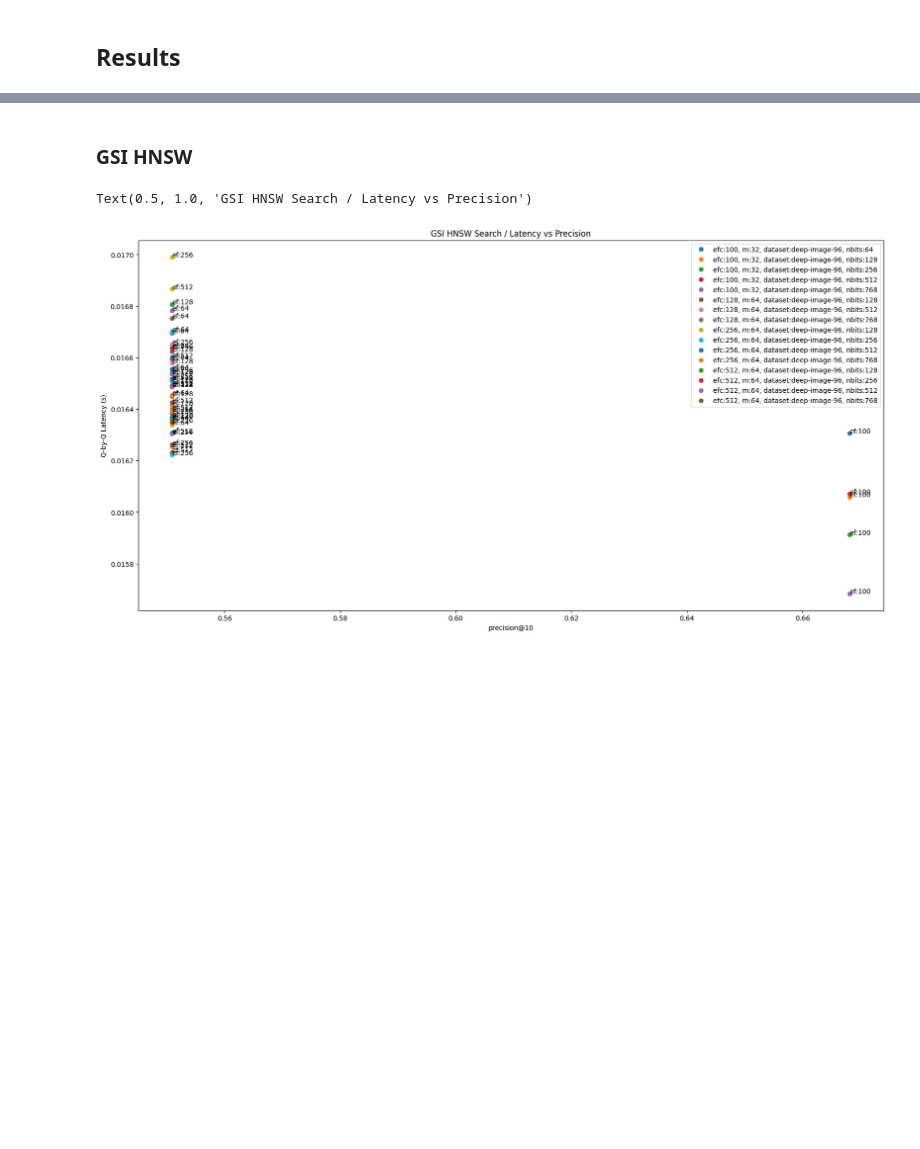
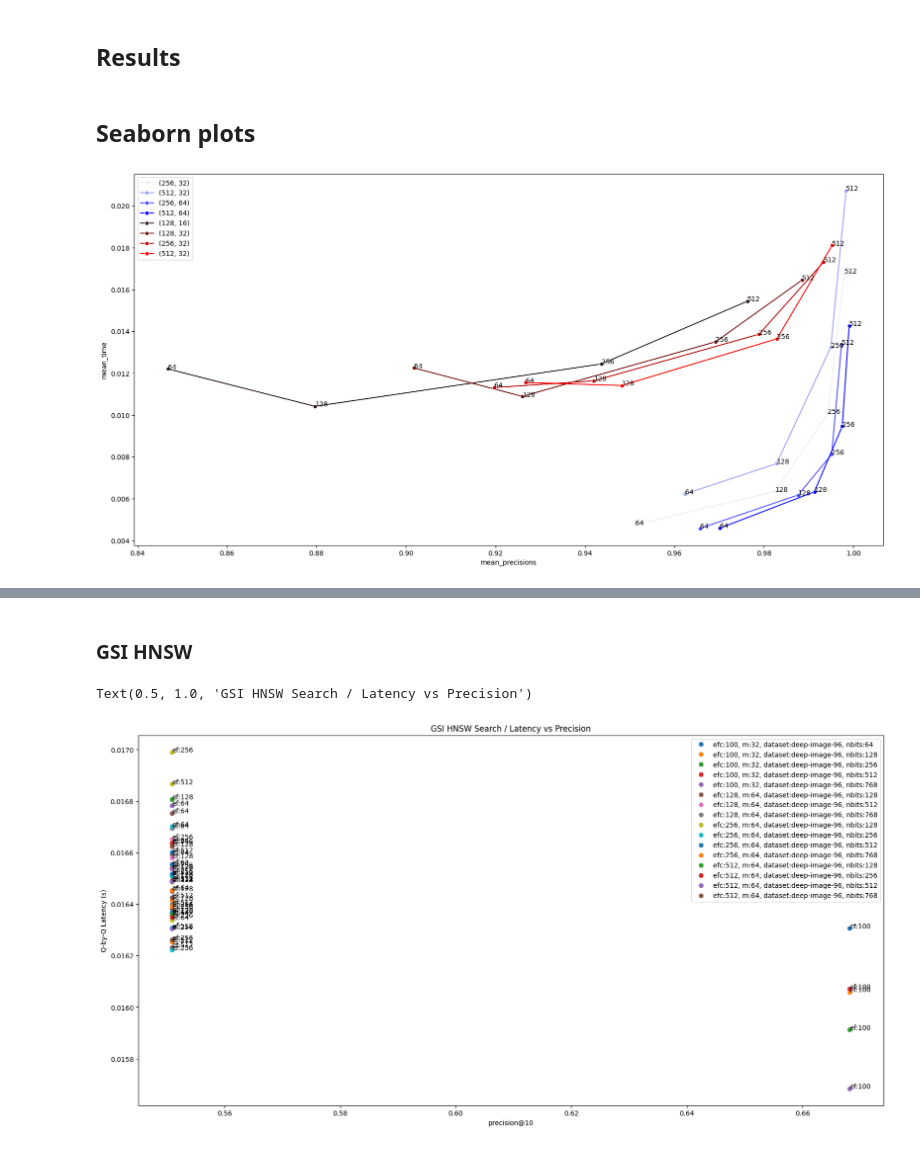
Before and after one commit to qdrant/vector-db-benchmark, a Jupyter notebook: results.ipynb, the cells around one changed output, grey strips where cells are left out. Drawn from its saved outputs; the diff is of its cells as text; code cells hidden in the pictures; blank space fills up the shorter version.

```diff
--- a/results.ipynb
+++ b/results.ipynb
@@ -143,3 +144,5 @@ qdrant_df.to_csv('/mnt/nas1/vdbenchmark-results/qdrant-df.csv')
 weav_df.to_csv('/mnt/nas1/vdbenchmark-results/weaviate-df.csv')
 gsi_df.to_csv('/mnt/nas1/vdbenchmark-results/gsi-df.csv')
 hnsw_df.to_csv('/mnt/nas1/vdbenchmark-results/hnswlib-df.csv')
+# %% [markdown]
+## Seaborn plots
@@ -145,0 +157,17 @@ hnsw_df.to_csv('/mnt/nas1/vdbenchmark-results/hnswlib-df.csv')
+# %%
+fig, ax = plt.subplots(figsize=(20,10))
+palette = sns.color_palette("light:b", 4)
+legend = []
+sns.lineplot(data=qdrant_copy, x="mean_precisions", y="mean_time", hue=qdrant_copy[["efc", "m"]].apply(tuple, axis=1), marker="o", palette=palette)
+for ef, x, y in zip(qdrant_copy.hnsw_ef, qdrant_copy.mean_precisions, qdrant_copy.mean_time):
+    plt.annotate(ef, (x, y))
+
+palette = sns.color_palette("dark:r", 4)
+sns.lineplot(data=weav_copy, x="mean_precisions", y="mean_time", hue=weav_copy[["efc", "m"]].apply(tuple, axis=1), marker="o", palette=palette)
+for ef, x, y in zip(weav_copy.ef, weav_copy.mean_precisions, weav_copy.mean_time):
+    plt.annotate(ef, (x, y))
+
+ax.legend()
+fig.show()
+# %% [output]
+[figure, added]
```
Also changed, not shown: parts of 6 cells of this notebook, 5 other files.
